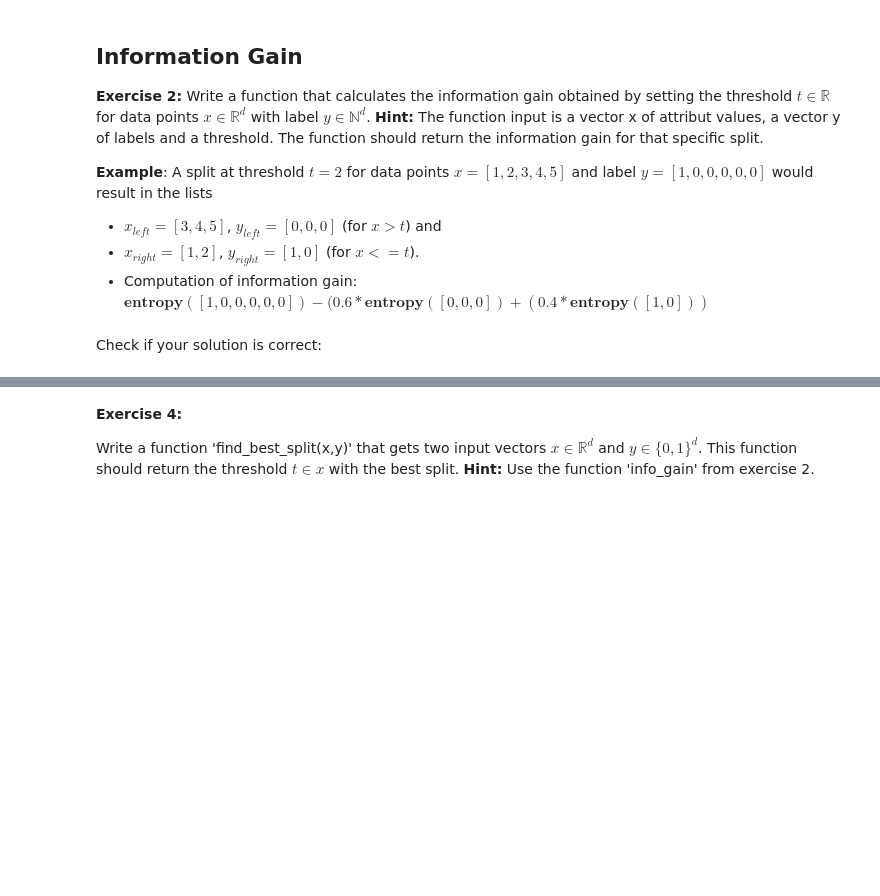
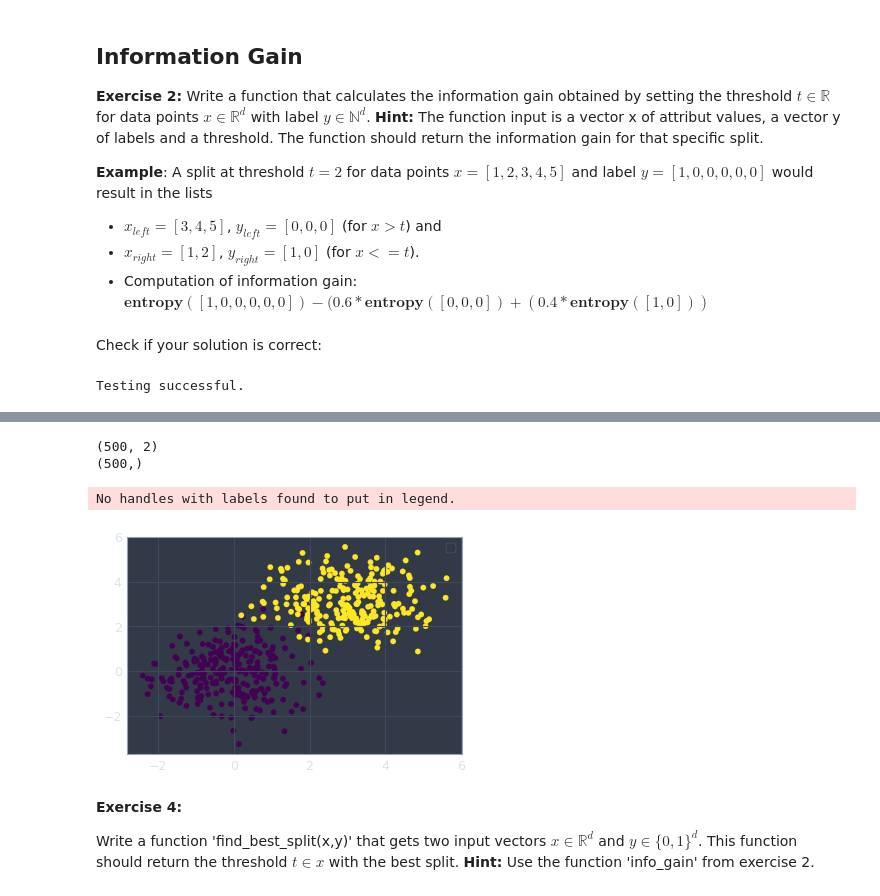
Before and after one commit to alyonavyshnevska/intelligent_data_analysis, a Jupyter notebook: Lab04_Deciscion_Trees/Decision_Trees.ipynb, the cells around one changed output, grey strips where cells are left out. Saved outputs shown, nothing was run; the diff lists cells and outputs as text; code cells hidden in the pictures; blank space fills up the shorter version.

```diff
--- a/Lab04_Deciscion_Trees/Decision_Trees.ipynb
+++ b/Lab04_Deciscion_Trees/Decision_Trees.ipynb
@@ -54,13 +66,16 @@ def info_gain(x,y,t):
 Check if your solution is correct:
 # %%
 try:
-    assert info_gain(np.array([1,2,3,4,5,6,7,8,9,10]),np.array([1,1,1,1,1,0,0,0,0,0]),1) == 0.10803163030328733
-    assert info_gain(np.array([1,2,3,4,5,6,7,8,9,10]),np.array([1,1,1,1,1,0,0,0,0,0]),3) == 0.39581562117481894
-    assert info_gain(np.array([1,2,3,4,5,6,7,8,9,10]),np.array([1,1,1,1,1,0,0,0,0,0]),5) == 1.
-    assert info_gain(np.array([1,2,3,4,5,6,7,8,9,10]),np.array([1,1,1,1,1,0,0,0,0,0]),6) == 0.60998651623672373
+    assert_almost_equal (info_gain(np.array([1,2,3,4,5,6,7,8,9,10]),np.array([1,1,1,1,1,0,0,0,0,0]),1), 0.1080)
+    assert_almost_equal (info_gain(np.array([1,2,3,4,5,6,7,8,9,10]),np.array([1,1,1,1,1,0,0,0,0,0]),3), 0.3958)
+    assert_almost_equal (info_gain(np.array([1,2,3,4,5,6,7,8,9,10]),np.array([1,1,1,1,1,0,0,0,0,0]),5), 1.)
+
+    #assert_almost_equal (info_gain(np.array([1,2,3,4,5,6,7,8,9,10]),np.array([1,1,1,1,1,0,0,0,0,0]),6), 0.60)
     print("Testing successful.")
 except:
     print("Tests failed.")
+# %% [output]
+Testing successful.
 # %% [markdown]
 <b> Exercise 3:</b>
 
@@ -73,3 +85,21 @@ from sklearn.datasets import make_blobs
+# %%
+from sklearn.datasets import make_blobs as blob
+data = blob(n_samples=[250,250], n_features=2, centers=[(0,0), (3,3)], shuffle=False)
+
+X = data[0]
+label = data[1]
+print(X.shape)
+print(label.shape)
+# %% [output]
+(500, 2)
+(500,)
+# %%
+plt.scatter(x=X[:,0], y=X[:,1], c=label)
+#plt.legend(loc='best')
+plt.show()
+# %% [output]
+No handles with labels found to put in legend.
+[figure, added]
 # %% [markdown]
 <b>Exercise 4:</b>
 
```
Also changed, not shown: parts of 15 cells of this notebook.
